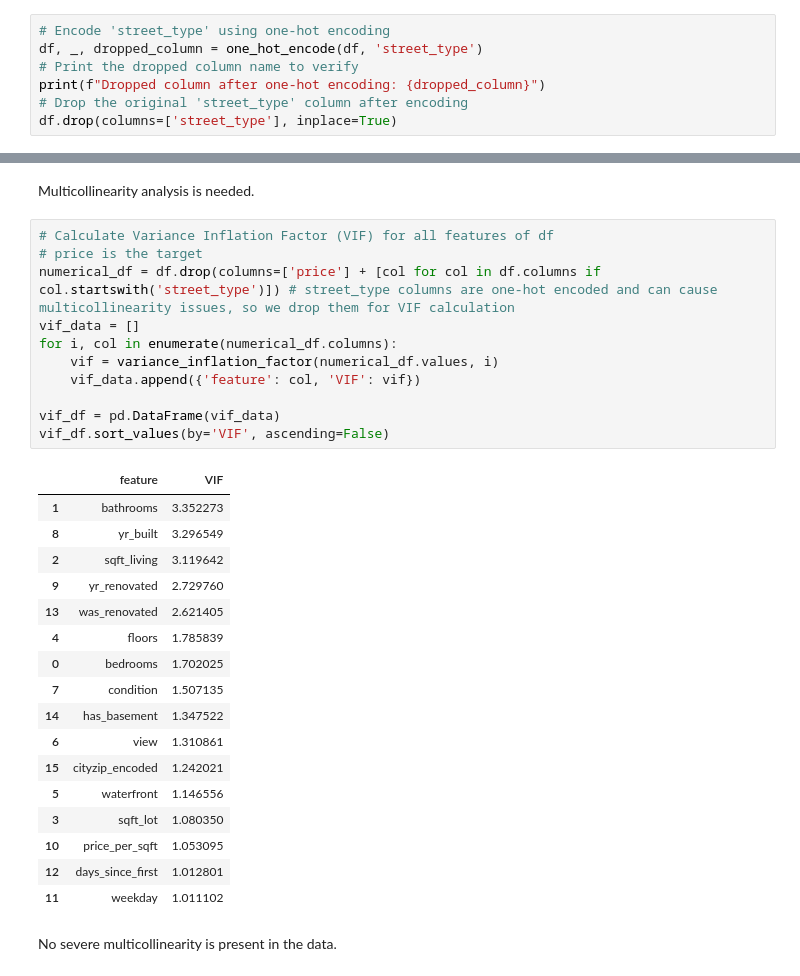
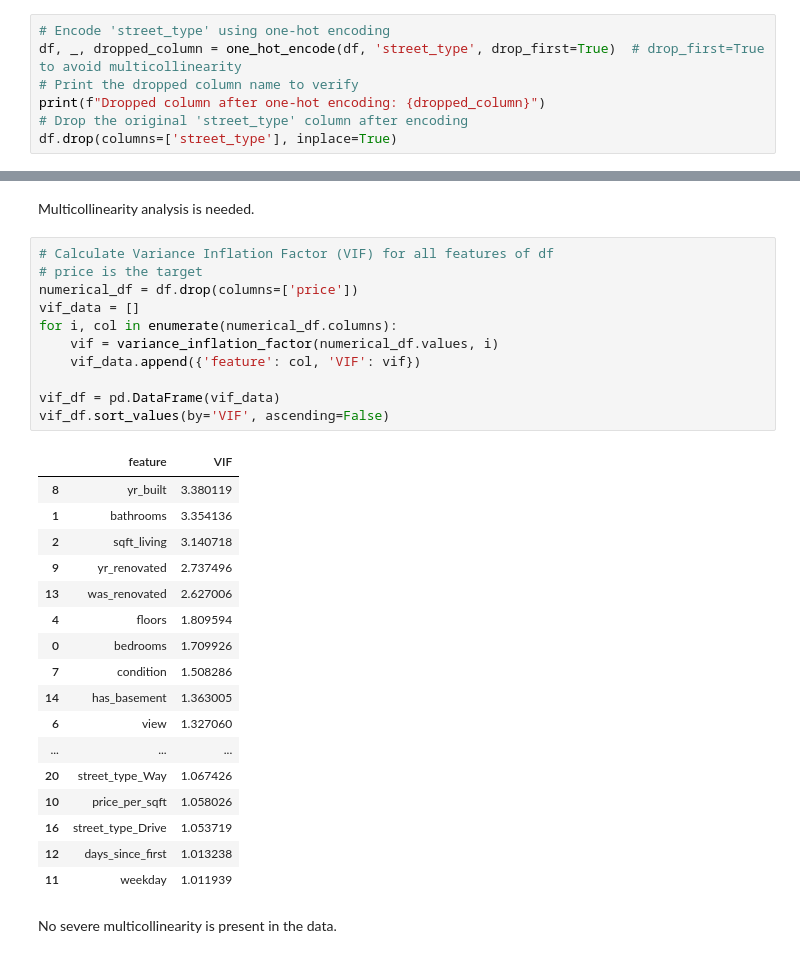
Before and after one commit to mortonki/House-prices, a Jupyter notebook: housing_eda.ipynb, the cells around one changed output, grey strips where cells are left out. Drawn from its saved outputs; the diff is of its cells as text.

```diff
--- a/housing_eda.ipynb
+++ b/housing_eda.ipynb
@@ -315,7 +315,7 @@ Drive      121
 Name: count, dtype: int64
 # %%
 # Encode 'street_type' using one-hot encoding
-df, _, dropped_column = one_hot_encode(df, 'street_type')
+df, _, dropped_column = one_hot_encode(df, 'street_type', drop_first=True)  # drop_first=True to avoid multicollinearity
 # Print the dropped column name to verify
 print(f"Dropped column after one-hot encoding: {dropped_column}")
 # Drop the original 'street_type' column after encoding
@@ -482,32 +482,32 @@ Multicollinearity analysis is needed.
 # %%
 # Calculate Variance Inflation Factor (VIF) for all features of df
 # price is the target
-numerical_df = df.drop(columns=['price'] + [col for col in df.columns if col.startswith('street_type')]) # street_type columns are one-hot encoded and can cause multicollinearity issues, so we drop them for VIF calculation
+numerical_df = df.drop(columns=['price'])
 vif_data = []
 for i, col in enumerate(numerical_df.columns):
     vif = variance_inflation_factor(numerical_df.values, i)
     vif_data.append({'feature': col, 'VIF': vif})
 
 vif_df = pd.DataFrame(vif_data)
 vif_df.sort_values(by='VIF', ascending=False)
 # %% [output]
 |  | feature | VIF |
-| 1 | bathrooms | 3.352273 |
-| 8 | yr_built | 3.296549 |
-| 2 | sqft_living | 3.119642 |
-| 9 | yr_renovated | 2.729760 |
-| 13 | was_renovated | 2.621405 |
-| 4 | floors | 1.785839 |
-| 0 | bedrooms | 1.702025 |
-| 7 | condition | 1.507135 |
-| 14 | has_basement | 1.347522 |
-| 6 | view | 1.310861 |
-| 15 | cityzip_encoded | 1.242021 |
-| 5 | waterfront | 1.146556 |
-| 3 | sqft_lot | 1.080350 |
-| 10 | price_per_sqft | 1.053095 |
-| 12 | days_since_first | 1.012801 |
-| 11 | weekday | 1.011102 |
+| 8 | yr_built | 3.380119 |
+| 1 | bathrooms | 3.354136 |
+| 2 | sqft_living | 3.140718 |
+| 9 | yr_renovated | 2.737496 |
+| 13 | was_renovated | 2.627006 |
+| 4 | floors | 1.809594 |
+| 0 | bedrooms | 1.709926 |
+| 7 | condition | 1.508286 |
+| 14 | has_basement | 1.363005 |
+| 6 | view | 1.327060 |
+| ... | ... | ... |
+| 20 | street_type_Way | 1.067426 |
+| 10 | price_per_sqft | 1.058026 |
+| 16 | street_type_Drive | 1.053719 |
+| 12 | days_since_first | 1.013238 |
+| 11 | weekday | 1.011939 |
 # %% [markdown]
 No severe multicollinearity is present in the data.
 # %%
```
Also changed, not shown: parts of 5 cells of this notebook, 1 other file.
